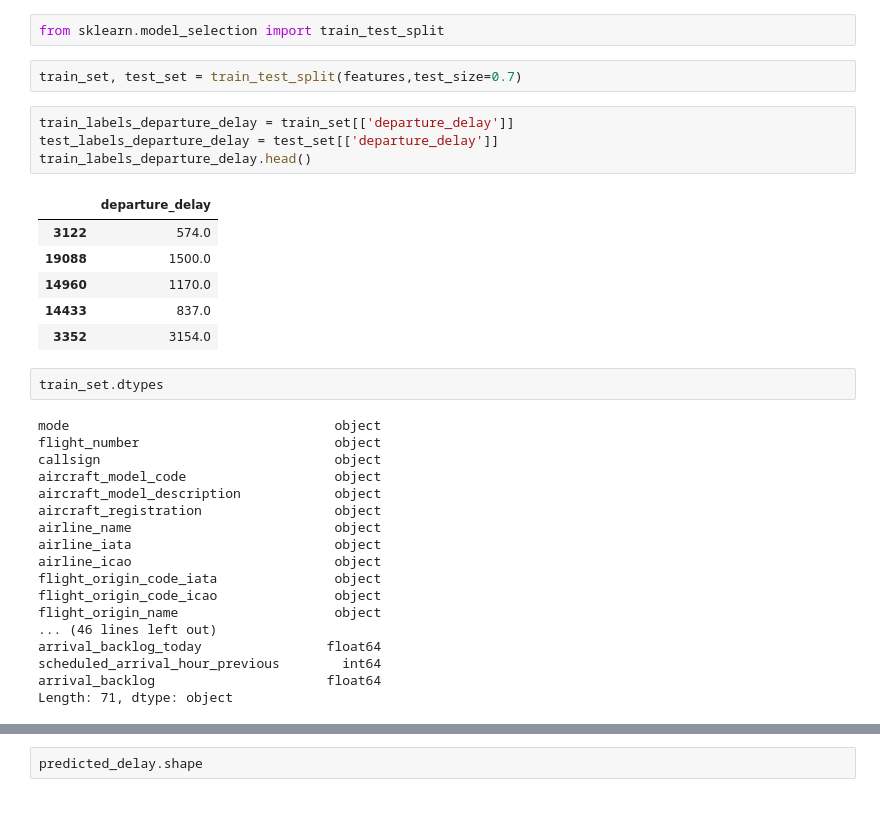
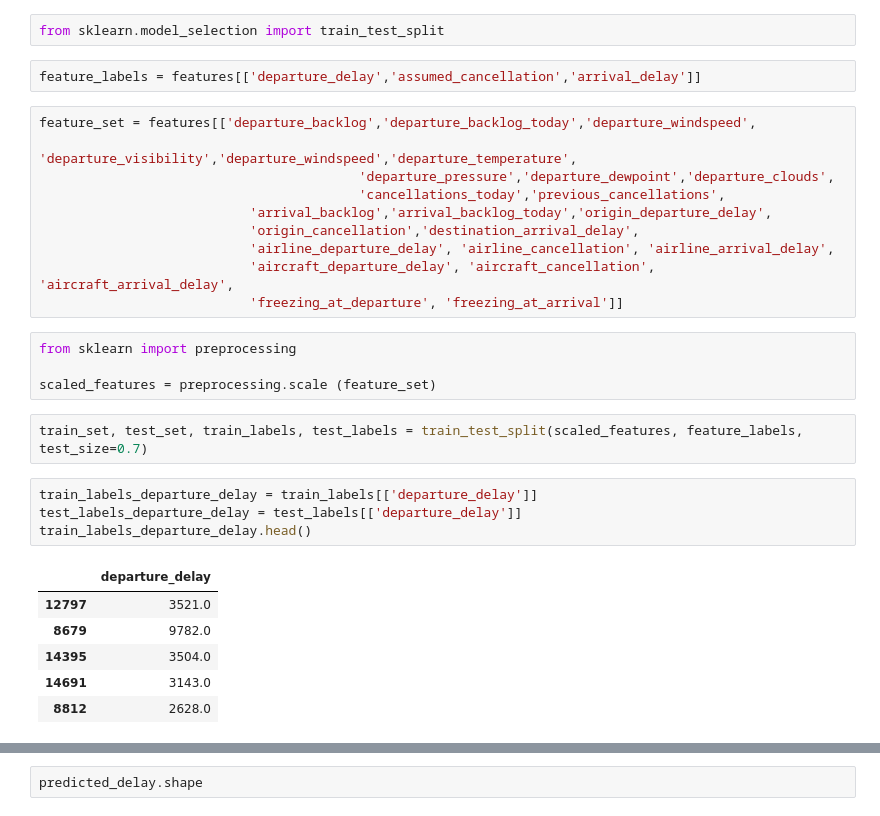
Before and after one commit to dermot-cochran/Interview_data, a Jupyter notebook: Case Study.ipynb, the cells around one changed output, grey strips where cells are left out. Cells and saved outputs as stored; diff of their text form.

Commit message:
Scale *before* spliting

```diff
--- a/Case Study.ipynb
+++ b/Case Study.ipynb
@@ -933,36 +929,32 @@ Summary so far: we derived founds lots of _weakly_ correlated features; the only
 from sklearn.linear_model import LinearRegression
 # %%
 from sklearn.model_selection import train_test_split
+# %%
+feature_labels = features[['departure_delay','assumed_cancellation','arrival_delay']]
+# %%
+feature_set = features[['departure_backlog','departure_backlog_today','departure_windspeed',
+                                          'departure_visibility','departure_windspeed','departure_temperature',
+                                         'departure_pressure','departure_dewpoint','departure_clouds',
+                                         'cancellations_today','previous_cancellations',
+                           'arrival_backlog','arrival_backlog_today','origin_departure_delay',
+                           'origin_cancellation','destination_arrival_delay',
+                           'airline_departure_delay', 'airline_cancellation', 'airline_arrival_delay',
+                           'aircraft_departure_delay', 'aircraft_cancellation', 'aircraft_arrival_delay',
+                           'freezing_at_departure', 'freezing_at_arrival']]
+# %%
+from sklearn import preprocessing
+
+scaled_features = preprocessing.scale (feature_set)
 # %%
-train_set, test_set = train_test_split(features,test_size=0.7)
+train_set, test_set, train_labels, test_labels = train_test_split(scaled_features, feature_labels, test_size=0.7)
 # %%
-train_labels_departure_delay = train_set[['departure_delay']]
-test_labels_departure_delay = test_set[['departure_delay']]
+train_labels_departure_delay = train_labels[['departure_delay']]
+test_labels_departure_delay = test_labels[['departure_delay']]
 train_labels_departure_delay.head()
 # %% [output]
 |  | departure_delay |
-| 3122 | 574.0 |
-| 19088 | 1500.0 |
-| 14960 | 1170.0 |
-| 14433 | 837.0 |
-| 3352 | 3154.0 |
+| 12797 | 3521.0 |
+| 8679 | 9782.0 |
+| 14395 | 3504.0 |
+| 14691 | 3143.0 |
+| 8812 | 2628.0 |
-# %%
-train_set.dtypes
-# %% [output]
-mode                                  object
-flight_number                         object
-callsign                              object
-aircraft_model_code                   object
-aircraft_model_description            object
-aircraft_registration                 object
-airline_name                          object
-airline_iata                          object
-airline_icao                          object
-flight_origin_code_iata               object
-flight_origin_code_icao               object
-flight_origin_name                    object
-... (46 lines left out)
-arrival_backlog_today                float64
-scheduled_arrival_hour_previous        int64
-arrival_backlog                      float64
-Length: 71, dtype: object
```
Also changed, not shown: parts of 52 cells of this notebook, 1 other file.
